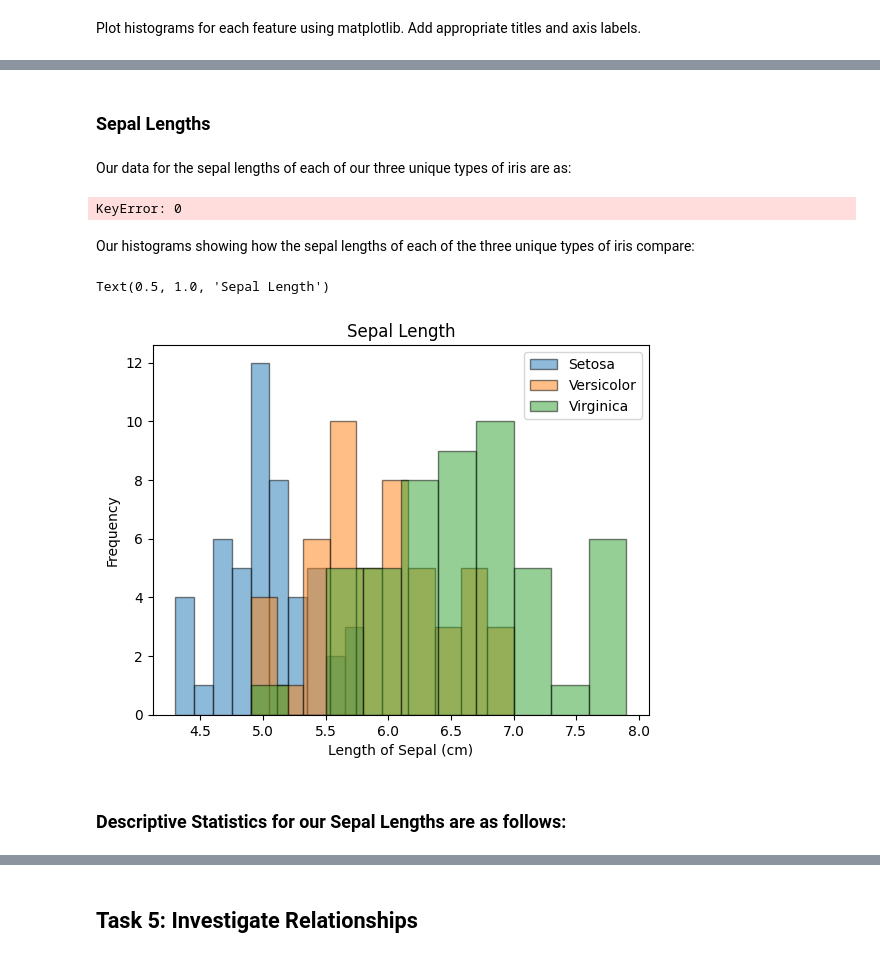
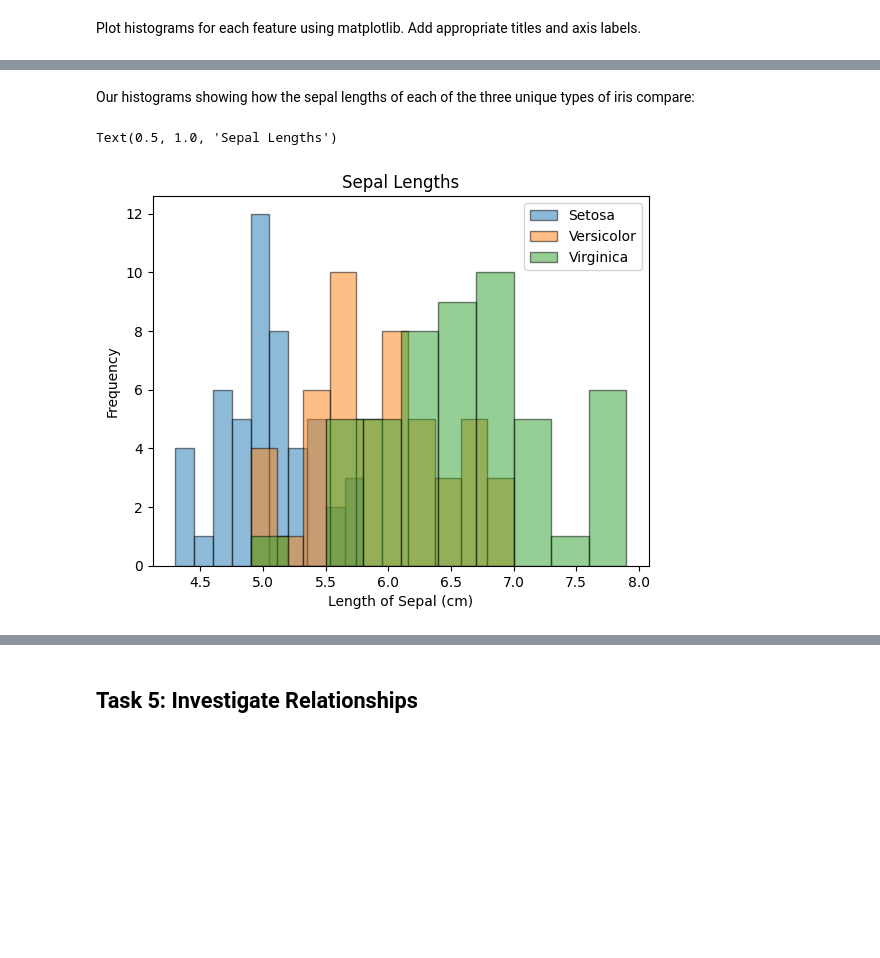
Before and after one commit to callagg2/principles_of_data_analytics, a Jupyter notebook: assessment/tasks.ipynb, the cells around one changed output, grey strips where cells are left out. Drawn from its saved outputs; the diff is of its cells as text; code cells hidden in the pictures; blank space fills up the shorter version.

```diff
--- a/assessment/tasks.ipynb
+++ b/assessment/tasks.ipynb
@@ -99,2 +194,27 @@ iris_df.describe()
 # %% [markdown]
 Here we can see the number of iris, the mean or average of each of the four variables (sepal length, sepal width, petal length, and petal width), the standard deviation around the mean value, the minimum and maximum values, and finally the different quartiles, where the 50% quartile is our median value.
+# %%
+#*************************************************************************************************************************************
+# Sepal Lengths
+#*************************************************************************************************************************************
+setosa_sepal_length=np.array([setosa[0][0],setosa[1][0],setosa[2][0],setosa[3][0],setosa[4][0],setosa[5][0],setosa[6][0],setosa[7][0],setosa[8][0],setosa[9][0],setosa[10][0],setosa[11][0],setosa[12][0],setosa[13][0],setosa[14][0],setosa[15][0],setosa[16][0],setosa[17][0],setosa[18][0],setosa[19][0],setosa[20][0],setosa[21][0],setosa[22][0],setosa[23][0],setosa[24][0],setosa[25][0],setosa[26][0],setosa[27][0],setosa[28][0],setosa[29][0],setosa[30][0],setosa[31][0],setosa[32][0],setosa[33][0],setosa[34][0],setosa[35][0],setosa[36][0],setosa[37][0],setosa[38][0],setosa[39][0],setosa[40][0],setosa[41][0],setosa[42][0],setosa[43][0],setosa[44][0],setosa[45][0],setosa[46][0],setosa[47][0],setosa[48][0],setosa[49][0]])
+#print(f"Setosa Sepal Lengths are:\n {setosa_sepal_length}\n")
+versicolor_sepal_length=np.array([versicolor[0][0],versicolor[1][0],versicolor[2][0],versicolor[3][0],versicolor[4][0],versicolor[5][0],versicolor[6][0],versicolor[7][0],versicolor[8][0],versicolor[9][0],versicolor[10][0],versicolor[11][0],versicolor[12][0],versicolor[13][0],versicolor[14][0],versicolor[15][0],versicolor[16][0],versicolor[17][0],versicolor[18][0],versicolor[19][0],versicolor[20][0],versicolor[21][0],versicolor[22][0],versicolor[23][0],versicolor[24][0],versicolor[25][0],versicolor[26][0],versicolor[27][0],versicolor[28][0],versicolor[29][0],versicolor[30][0],versicolor[31][0],versicolor[32][0],versicolor[33][0],versicolor[34][0],versicolor[35][0],versicolor[36][0],versicolor[37][0],versicolor[38][0],versicolor[39][0],versicolor[40][0],versicolor[41][0],versicolor[42][0],versicolor[43][0],versicolor[44][0],versicolor[45][0],versicolor[46][0],versicolor[47][0],versicolor[48][0],versicolor[49][0]])
+#print(f"Versicolor Sepal Lengths are:\n {versicolor_sepal_length}\n")
+virginica_sepal_length=np.array([virginica[0][0],virginica[1][0],virginica[2][0],virginica[3][0],virginica[4][0],virginica[5][0],virginica[6][0],virginica[7][0],virginica[8][0],virginica[9][0],virginica[10][0],virginica[11][0],virginica[12][0],virginica[13][0],virginica[14][0],virginica[15][0],virginica[16][0],virginica[17][0],virginica[18][0],virginica[19][0],virginica[20][0],virginica[21][0],virginica[22][0],virginica[23][0],virginica[24][0],virginica[25][0],virginica[26][0],virginica[27][0],virginica[28][0],virginica[29][0],virginica[30][0],virginica[31][0],virginica[32][0],virginica[33][0],virginica[34][0],virginica[35][0],virginica[36][0],virginica[37][0],virginica[38][0],virginica[39][0],virginica[40][0],virginica[41][0],virginica[42][0],virginica[43][0],virginica[44][0],virginica[45][0],virginica[46][0],virginica[47][0],virginica[48][0],virginica[49][0]])
+#print(f"Virginica Sepal Lengths are:\n {virginica_sepal_length}")
+overall_sepal_length= iris_df["sepal_length"]
+
+# Descriptive Statistics
+print(f"\nSepal Lengths")
+print(f"\t\tSetosa\t\tVersicolor\tVirginica\tOverall")
+print(f"Count:\t\t{count_setosa}\t\t{count_versicolor}\t\t{count_virginica}\t\t{max_rows}")
+print(f"Mean:\t\t{round(np.mean(setosa_sepal_length),2)}\t\t{round(np.mean(versicolor_sepal_length),2)}\t\t{round(np.mean(virginica_sepal_length),2)}\t\t{round(np.mean(overall_sepal_length),2)}")
+print(f"St.Dev:\t\t{round(np.std(setosa_sepal_length),2)}\t\t{round(np.std(versicolor_sepal_length),2)}\t\t{round(np.std(virginica_sepal_length),2)}\t\t{round(np.std(overall_sepal_length),2)}")
+print(f"Median:\t\t{round(np.median(setosa_sepal_length),2)}\t\t{round(np.median(versicolor_sepal_length),2)}\t\t{round(np.median(virginica_sepal_length),2)}\t\t{round(np.median(overall_sepal_length),2)}")
+
+print(f"Minimum:\t{round(np.min(setosa_sepal_length),2)}\t\t{round(np.min(versicolor_sepal_length),2)}\t\t{round(np.min(virginica_sepal_length),2)}\t\t{round(np.min(overall_sepal_length),2)}")
+print(f"25%:\t\t{round(np.percentile(setosa_sepal_length,25),2)}\t\t{round(np.percentile(versicolor_sepal_length,25),2)}\t\t{round(np.percentile(virginica_sepal_length,25),2)}\t\t{round(np.percentile(overall_sepal_length,25),2)}")
+print(f"50%:\t\t{round(np.percentile(setosa_sepal_length,50),2)}\t\t{round(np.percentile(versicolor_sepal_length,50),2)}\t\t{round(np.percentile(virginica_sepal_length,50),2)}\t\t{round(np.percentile(overall_sepal_length,50),2)}")
+print(f"75%:\t\t{round(np.percentile(setosa_sepal_length,75),2)}\t\t{round(np.percentile(versicolor_sepal_length,75),2)}\t\t{round(np.percentile(virginica_sepal_length,75),2)}\t\t{round(np.percentile(overall_sepal_length,75),2)}")
+print(f"Maximum:\t{round(np.max(setosa_sepal_length),2)}\t\t{round(np.max(versicolor_sepal_length),2)}\t\t{round(np.max(virginica_sepal_length),2)}\t\t{round(np.max(overall_sepal_length),2)}")
@@ -118,29 +349,20 @@ iris=(setosa,versicolor,virginica)
-# %% [markdown]
-### Sepal Lengths
-# %% [markdown]
-Our data for the sepal lengths of each of our three unique types of iris are as:
-# %%
-setosa_sepal_length=[iris[0][0][0],iris[0][1][0],iris[0][2][0],iris[0][3][0],iris[0][4][0],iris[0][5][0],iris[0][6][0],iris[0][7][0],iris[0][8][0],iris[0][9][0],iris[0][10][0],iris[0][11][0],iris[0][12][0],iris[0][13][0],iris[0][14][0],iris[0][15][0],iris[0][16][0],iris[0][17][0],iris[0][18][0],iris[0][19][0],iris[0][20][0],iris[0][21][0],iris[0][22][0],iris[0][23][0],iris[0][24][0],iris[0][25][0],iris[0][26][0],iris[0][27][0],iris[0][28][0],iris[0][29][0],iris[0][30][0],iris[0][31][0],iris[0][32][0],iris[0][33][0],iris[0][34][0],iris[0][35][0],iris[0][36][0],iris[0][37][0],iris[0][38][0],iris[0][39][0],iris[0][40][0],iris[0][41][0],iris[0][42][0],iris[0][43][0],iris[0][44][0],iris[0][45][0],iris[0][46][0],iris[0][47][0],iris[0][48][0],iris[0][49][0]]
-print(f"Setosa Sepal Lengths are: {setosa_sepal_length}")
-versicolor_sepal_length=[iris[1][0][0],iris[1][1][0],iris[1][2][0],iris[1][3][0],iris[1][4][0],iris[1][5][0],iris[1][6][0],iris[1][7][0],iris[1][8][0],iris[1][9][0],iris[1][10][0],iris[1][11][0],iris[1][12][0],iris[1][13][0],iris[1][14][0],iris[1][15][0],iris[1][16][0],iris[1][17][0],iris[1][18][0],iris[1][19][0],iris[1][20][0],iris[1][21][0],iris[1][22][0],iris[1][23][0],iris[1][24][0],iris[1][25][0],iris[1][26][0],iris[1][27][0],iris[1][28][0],iris[1][29][0],iris[1][30][0],iris[1][31][0],iris[1][32][0],iris[1][33][0],iris[1][34][0],iris[1][35][0],iris[1][36][0],iris[1][37][0],iris[1][38][0],iris[1][39][0],iris[1][40][0],iris[1][41][0],iris[1][42][0],iris[1][43][0],iris[1][44][0],iris[1][45][0],iris[1][46][0],iris[1][47][0],iris[1][48][0],iris[1][49][0]]
-print(f"Versicolor Sepal Lengths are: {versicolor_sepal_length}")
-virginica_sepal_length=[iris[2][0][0],iris[2][1][0],iris[2][2][0],iris[2][3][0],iris[2][4][0],iris[2][5][0],iris[2][6][0],iris[2][7][0],iris[2][8][0],iris[2][9][0],iris[2][10][0],iris[2][11][0],iris[2][12][0],iris[2][13][0],iris[2][14][0],iris[2][15][0],iris[2][16][0],iris[2][17][0],iris[2][18][0],iris[2][19][0],iris[2][20][0],iris[2][21][0],iris[2][22][0],iris[2][23][0],iris[2][24][0],iris[2][25][0],iris[2][26][0],iris[2][27][0],iris[2][28][0],iris[2][29][0],iris[2][30][0],iris[2][31][0],iris[2][32][0],iris[2][33][0],iris[2][34][0],iris[2][35][0],iris[2][36][0],iris[2][37][0],iris[2][38][0],iris[2][39][0],iris[2][40][0],iris[2][41][0],iris[2][42][0],iris[2][43][0],iris[2][44][0],iris[2][45][0],iris[2][46][0],iris[2][47][0],iris[2][48][0],iris[2][49][0]]
-print(f"Virginica Sepal Lengths are: {virginica_sepal_length}")
-# %% [output]
-KeyError: 0
 # %% [markdown]
 Our histograms showing how the sepal lengths of each of the three unique types of iris compare:
 # %%
+#*************************************************************************************************************************************
+# Sepal Lengths
+#*************************************************************************************************************************************
 fig, ax = plt.subplots()
+# I'm going to separate each class of iris on the historgram because it can help determine how they differ
 ax.hist(setosa_sepal_length, bins=10, edgecolor="black", label="Setosa", alpha=0.5)
 ax.hist(versicolor_sepal_length, bins=10, edgecolor="black", label="Versicolor", alpha=0.5)
 ax.hist(virginica_sepal_length, bins=10, edgecolor="black", label="Virginica", alpha=0.5)
 ax.legend()
 ax.set_xlabel("Length of Sepal (cm)")
 ax.set_ylabel("Frequency")
-plt.title("Sepal Length")
+plt.title("Sepal Lengths")
+#plt.show()
+#plt.savefig("sepal_lengths.png")
 # %% [output]
-Text(0.5, 1.0, 'Sepal Length')
+Text(0.5, 1.0, 'Sepal Lengths')
-[figure, old version]
+[figure, new version]
-# %% [markdown]
-### Descriptive Statistics for our Sepal Lengths are as follows:
```
Also changed, not shown: parts of 56 cells of this notebook, 6 other files.
